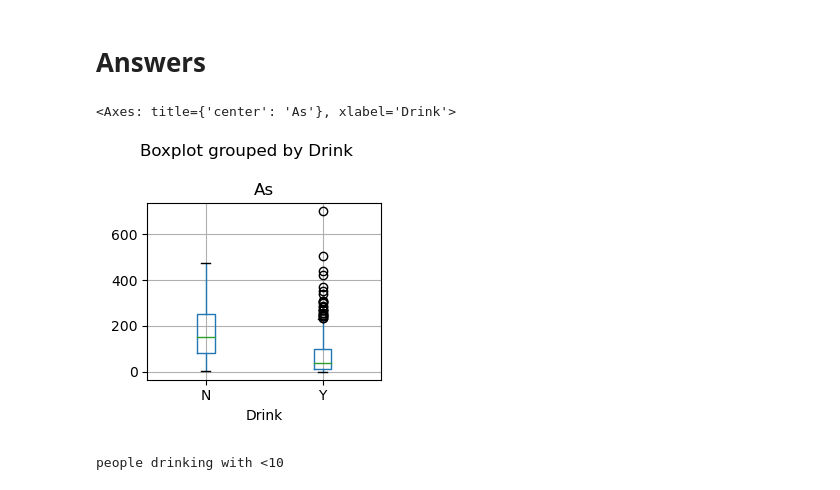
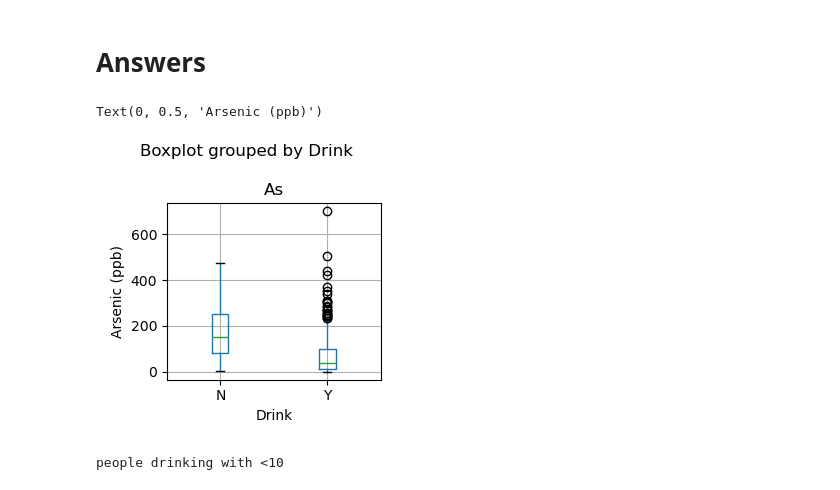
Before and after one commit to bmaillou/BigDataPython, a Jupyter notebook: 10-StartPandas/Pandas_Well_Data.ipynb, the cells around one changed output. Saved outputs shown, nothing was run; the diff lists cells and outputs as text; code cells hidden in the pictures.

```diff
--- a/10-StartPandas/Pandas_Well_Data.ipynb
+++ b/10-StartPandas/Pandas_Well_Data.ipynb
@@ -1147,10 +1156,11 @@ Text(0, 0.5, 'Percent of wells used')
 # %%
 fig,ax=plt.subplots(layout="tight")  #addd layout =tight or constrained ot make sure axis show.
 fig.set_size_inches(3,3)
 df.boxplot(column='As',by='Drink',ax=ax)
+ax.set_ylabel('Arsenic (ppb)')
 # %% [output]
-<Axes: title={'center': 'As'}, xlabel='Drink'>
+Text(0, 0.5, 'Arsenic (ppb)')
-[figure, old version]
+[figure, new version]
 # %%
 print ('people drinking with <10')
 
```
Also changed, not shown: parts of 21 cells of this notebook, 2 other files.
